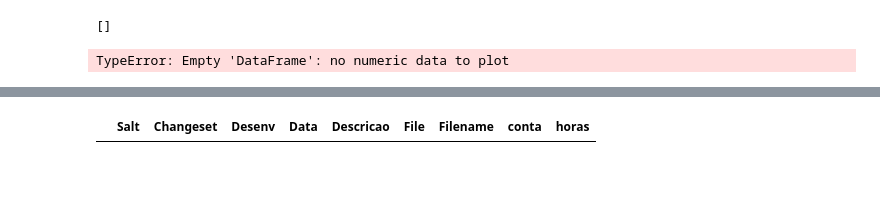
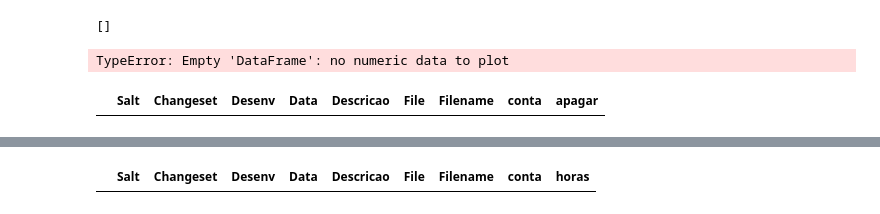
Before and after one commit to wilianselzlein/Metricas, a Jupyter notebook: Changesets.ipynb, the cells around one changed output, grey strips where cells are left out. Drawn from its saved outputs; the diff is of its cells as text; code cells hidden in the pictures; blank space fills up the shorter version.

Commit message:
Lambda

```diff
--- a/Changesets.ipynb
+++ b/Changesets.ipynb
@@ -546,18 +559,33 @@ TypeError: Empty 'DataFrame': no numeric data to plot
 # %%
 # um unico checkin:|unit|tempo suporte|tempo desenv
 Salts = dfChangesets.Salt.value_counts()#.to_frame()
 #Salts = Salts.to_frame().reset_index()
 #Salts = Salts.drop('Salt', axis=1)
 #Salts = Salts.set_index("index")
 #Salts['0/0']
 
-conta = []
-for row in dfChangesets['Salt']:
-    if row in Salts:
-        conta.append(Salts[row])
-    else:
-        conta.append(0)
-dfChangesets['conta'] = conta
+#conta = []
+#for row in dfChangesets['Salt']:
+#    if row in Salts:
+#        conta.append(Salts[row])
+#    else:
+#        conta.append(0)
+#dfChangesets['conta'] = conta
+
+#dfChangesets['conta'] = Salts[dfChangesets.Salt]
+
+dfChangesets['conta'] = dfChangesets.Salt.apply(lambda y: 1 if y not in Salts else Salts[y])
+dfChangesets['apagar'] = dfChangesets.Salt.apply(lambda y: False if y not in Salts else True) #pupilo why nao funcionou?
+
+#def Conta(x):
+#    if x in Salts:
+#        return Salts[x]
+#    else:
+#        return 1
+#dfChangesets['conta'] = dfChangesets.Salt.apply(Conta)
+dfChangesets[dfChangesets['apagar'] == False]
+# %% [output]
+|  | Salt | Changeset | Desenv | Data | Descricao | File | Filename | conta | apagar |
 # %%
 dfHoras = dfSalts
 dfHoras.set_index('SALT')
```
Also changed, not shown: parts of 3 cells of this notebook.
